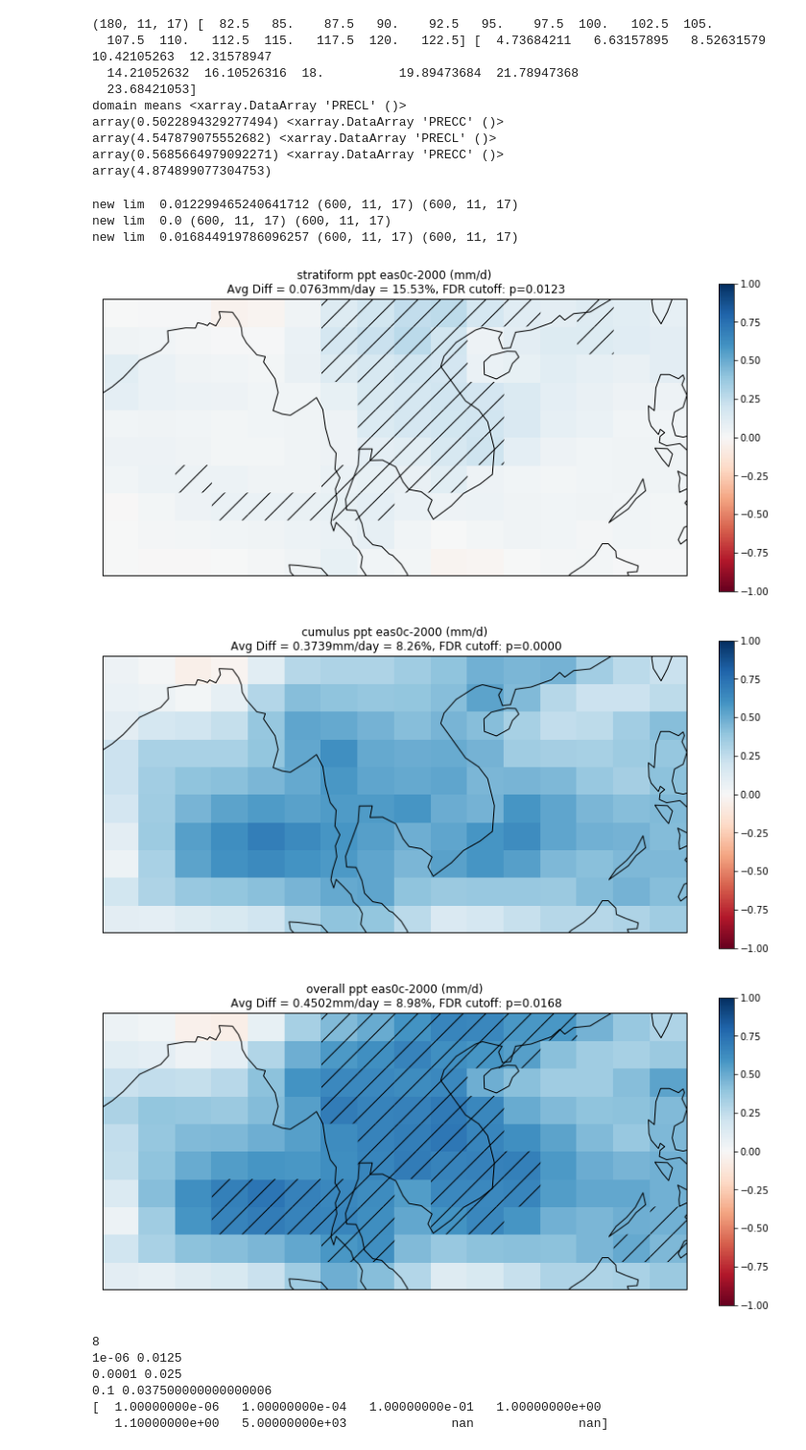
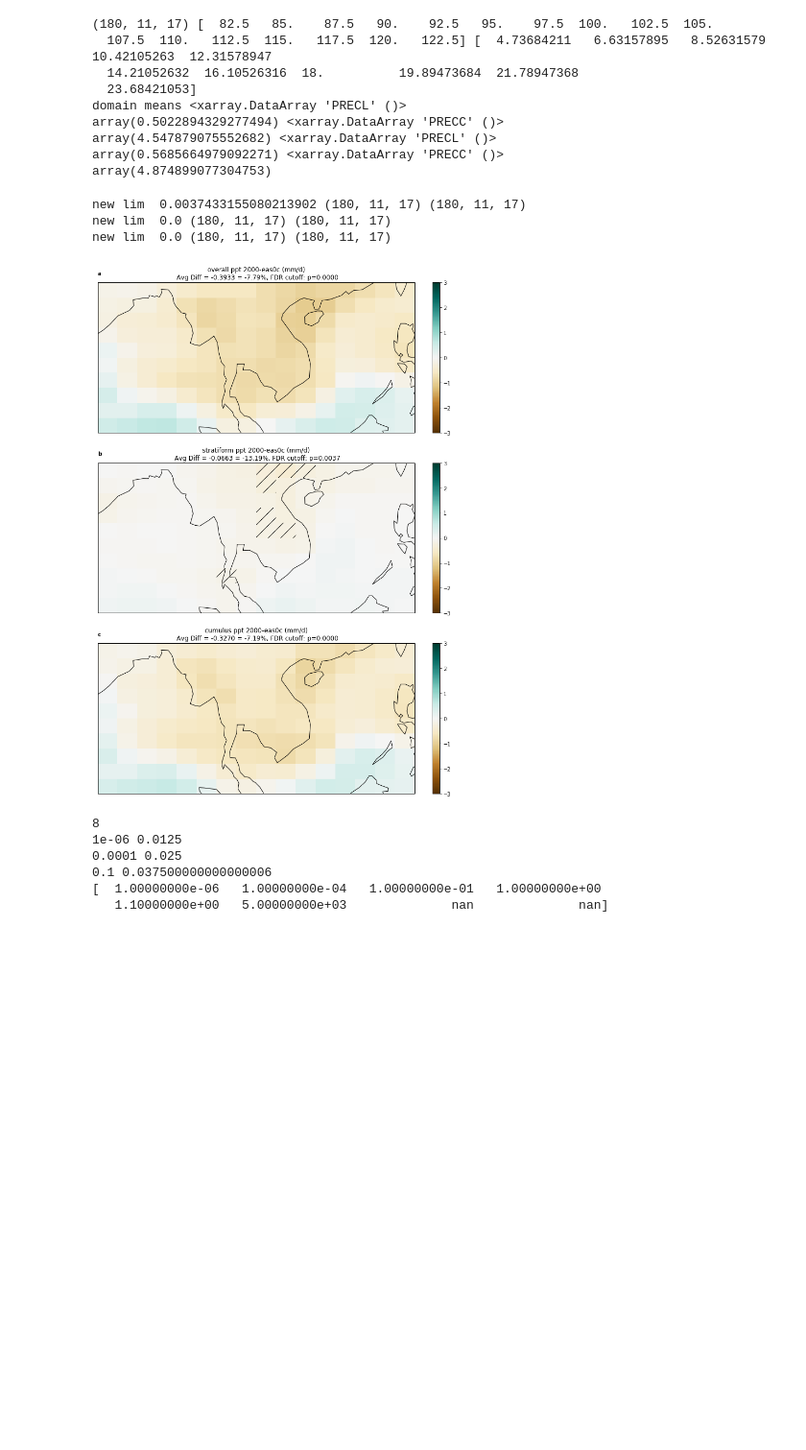
Before and after one commit to likkhian/principia, a Jupyter notebook: cesm_output_regional_analysis.ipynb, the cells around one changed output. Shown at 96% size. Drawn from its saved outputs; the diff is of its cells as text; code cells hidden in the pictures; blank space fills up the shorter version.

Commit message:
added seasonal pdf data

```diff
--- a/cesm_output_regional_analysis.ipynb
+++ b/cesm_output_regional_analysis.ipynb
@@ -94,57 +100,65 @@ array(4.874899077304753)
 # print(pptcueas0.lon)
 # print(starttime)
 def ave_diff(dd2,dd1):
-    pctDiff=(np.mean(dd2)-np.mean(dd1))/np.mean(dd1)*100
-    return np.mean(dd2-dd1,axis=0),pctDiff
+    pctDiff=(np.mean(dd1)-np.mean(dd2))/np.mean(dd1)*100
+    return np.mean(dd1-dd2,axis=0),pctDiff
 
 def sigMask(s2,s1):
     t1,p1 = ttest_ind(s2,s1)
     lim1 = clps.stats_fdr(p1,0.05)
     pp1 = np.ma.masked_greater(p1, lim1)
     print('new lim ',lim1,np.shape(s2),np.shape(s1))
     return pp1,lim1
 
-def plt_diff(data1,data2,title):
-    vminn=-1.
-    vmaxx=1.
-    ax=plt.subplot(projection=ccrs.PlateCarree())
+def plt_diff(data1,data2,title,ax,flip=False):
+    vminn=-3.
+    vmaxx=3.
     aveDiff,pctDiff=ave_diff(data2,data1)
-    ax.pcolor(pptcl2k.lon,pptcl2k.lat,aveDiff,cmap='RdBu',vmin=vminn,vmax=vmaxx)
+    if flip:
+        cmap = plt.get_cmap('bwr')
+    else:
+        cmap = plt.get_cmap('BrBG')
+    ax.pcolor(pptcl2k.lon,pptcl2k.lat,aveDiff,cmap=cmap,vmin=vminn,vmax=vmaxx)
     # ax.contour(s1raw.lon,s1raw.lat,geo02.HGT_M[0,5:-5,5:-5],levels=[50,100,200,400,800])
     ax.coastlines()
 #     ax.add_feature(cfeature.RIVERS)
-    cmap = plt.get_cmap('RdBu')
     sm = plt.cm.ScalarMappable(cmap=cmap,norm=matplotlib.colors.Normalize(vmin=vminn, vmax=vmaxx))
     sm._A = []
     plt.colorbar(sm,ax=ax,fraction=0.025, pad=0.05)
     pp1,lim1=sigMask(data2,data1)
     ax.pcolor(pptcl2k.lon, pptcl2k.lat, pp1, hatch='/', alpha=0.)
-    titleLine=title+'\n Avg Diff = '+str('{:.4f}'.format(np.nanmean(aveDiff)))+'mm/day = '+str('{:.2f}'.format(float(pctDiff)))+\
+    titleLine=title+'\n Avg Diff = '+str('{:.4f}'.format(np.nanmean(aveDiff)))+' = '+str('{:.2f}'.format(float(pctDiff)))+\
     '%, FDR cutoff: p='+str('{:.4f}'.format(float(lim1)))
     ax.set_title(titleLine)
 
 
-plt.rcParams["figure.figsize"] = 12,6 #change inline plot size
+# plt.rcParams["figure.figsize"] = 12,18 #change inline plot size
+plt.rcParams["figure.figsize"] = 12,18
 
 plt.figure(1)
-title='stratiform ppt eas0c-2000 (mm/d)'
-plt_diff(cesmcl2000,cesmcleas0c,title)
+title='stratiform ppt 2000-eas0c (mm/d)'
+ax1=plt.subplot(3,1,2,projection=ccrs.PlateCarree())
+plt_diff(cesmcl2000,cesmcleas0c,title,ax1)
+ax1.text(0.0, 1.05, 'b', transform=ax1.transAxes,
+            size=10, weight='bold')
 
-plt.figure(2)
-title='cumulus ppt eas0c-2000 (mm/d)'
-plt_diff(cesmcu2000,cesmcueas0c,title)
+title='cumulus ppt 2000-eas0c (mm/d)'
+ax2=plt.subplot(3,1,3,projection=ccrs.PlateCarree())
+plt_diff(cesmcu2000,cesmcueas0c,title,ax2)
+ax2.text(0.0, 1.05, 'c', transform=ax2.transAxes,
+            size=10, weight='bold')
 
-plt.figure(3)
-title='overall ppt eas0c-2000 (mm/d)'
-plt_diff(cesmcl2000+cesmcu2000,cesmcleas0c+cesmcueas0c,title)
+title='overall ppt 2000-eas0c (mm/d)'
+ax3=plt.subplot(3,1,1,projection=ccrs.PlateCarree())
+plt_diff(cesmcl2000+cesmcu2000,cesmcleas0c+cesmcueas0c,title,ax3)
+ax3.text(0.0, 1.05, 'a', transform=ax3.transAxes,
+            size=10, weight='bold')
 plt.show()
 # %% [output]
-new lim  0.012299465240641712 (600, 11, 17) (600, 11, 17)
-new lim  0.0 (600, 11, 17) (600, 11, 17)
-new lim  0.016844919786096257 (600, 11, 17) (600, 11, 17)
+new lim  0.0037433155080213902 (180, 11, 17) (180, 11, 17)
+new lim  0.0 (180, 11, 17) (180, 11, 17)
+new lim  0.0 (180, 11, 17) (180, 11, 17)
-[figure, old version]
+[figure, new version]
-[figure, removed]
-[figure, removed]
 # %%
 # Calculated p-value threshold
 
```
Also changed, not shown: parts of 31 cells of this notebook.
